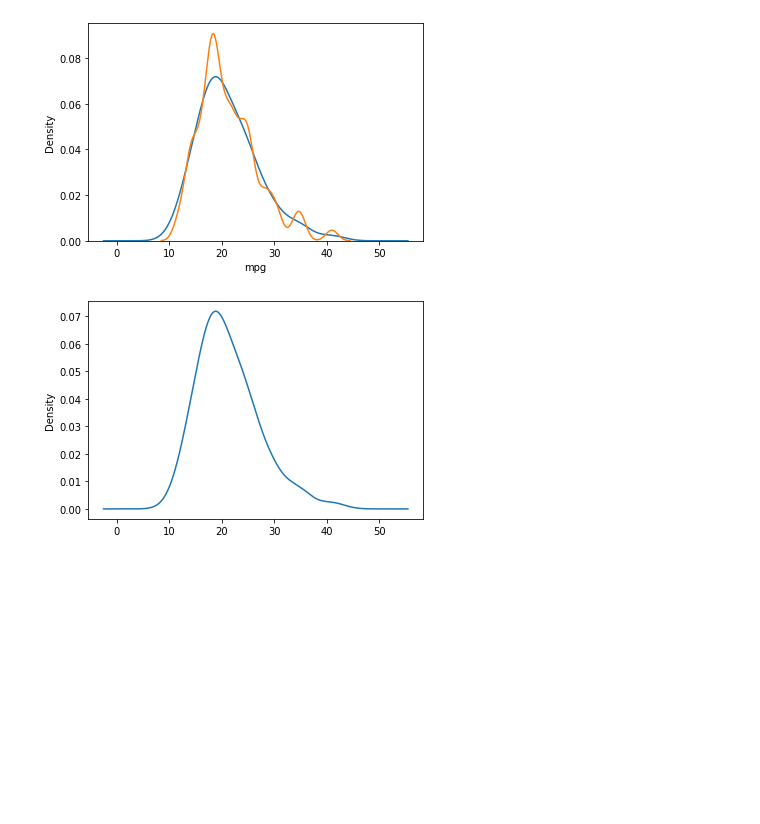
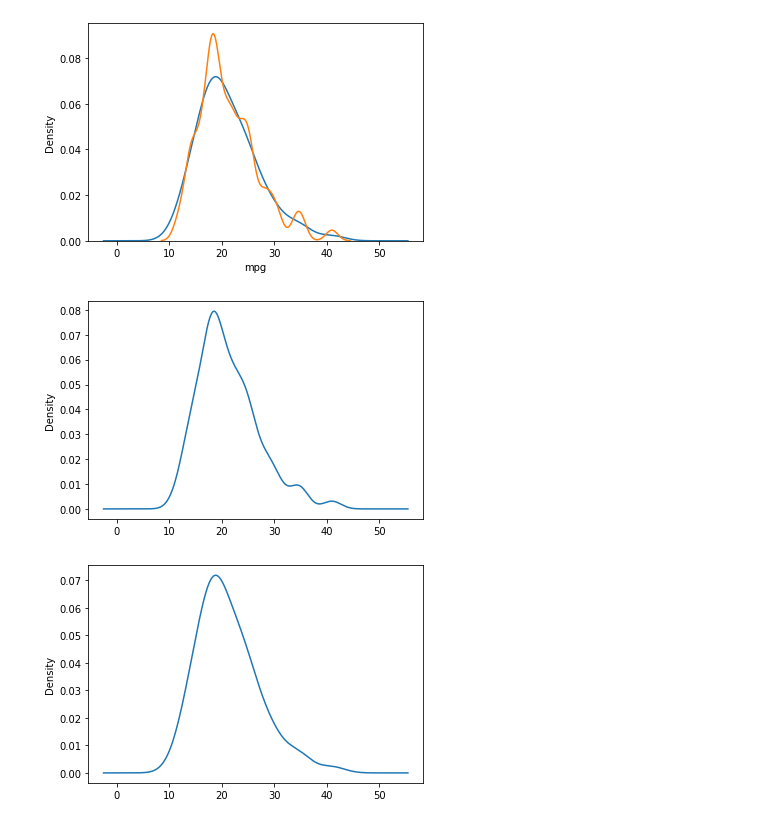
Before and after one commit to theaok/vis, a Jupyter notebook: play.ipynb, the cells around one changed output. Cells and saved outputs as stored; diff of their text form; code cells hidden in the pictures; blank space fills up the shorter version.

```diff
--- a/play.ipynb
+++ b/play.ipynb
@@ -382,4 +214,8 @@ sns.kdeplot(auto.mpg, bw_method = .2) #sns Lower values lead to a more “wiggly
 <matplotlib.axes._subplots.AxesSubplot at 0x...>
 <matplotlib.axes._subplots.AxesSubplot at 0x...>
 [figure]
+# %%
+auto.mpg.plot.kde(bw_method=0.3); #A scalar bandwidth can be specified. Using a small bandwidth value can lead to over-fitting, while using a large bandwidth value may result in under-fitting
+# %% [output]
+[figure, added]
 # %%
```
Also changed, not shown: parts of 27 cells of this notebook.
